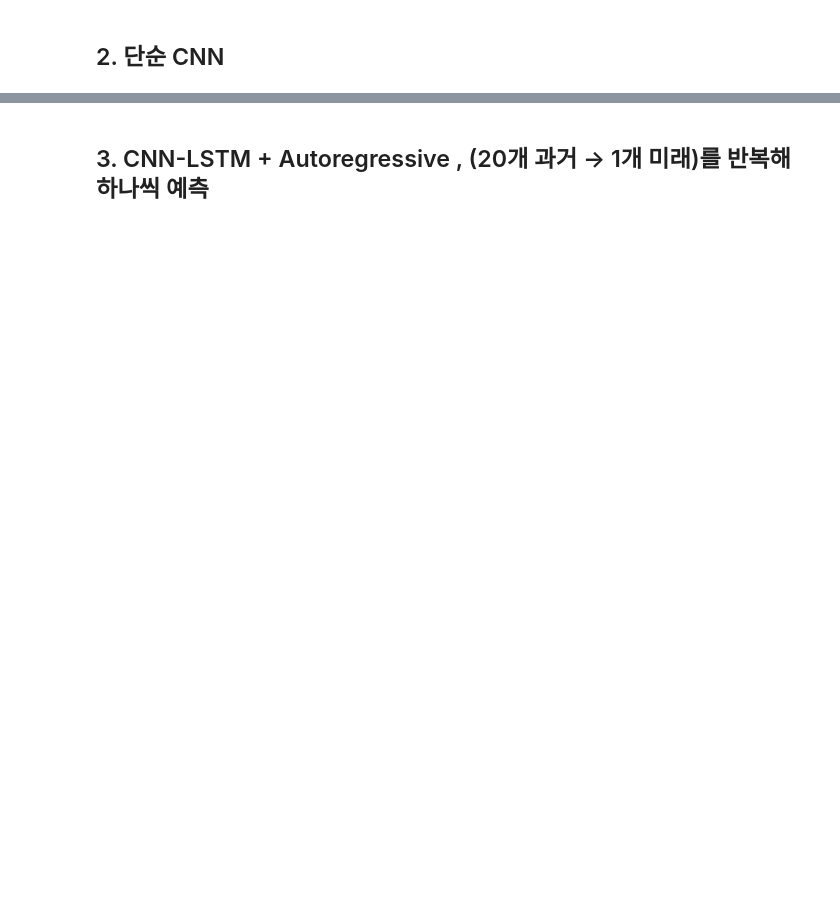
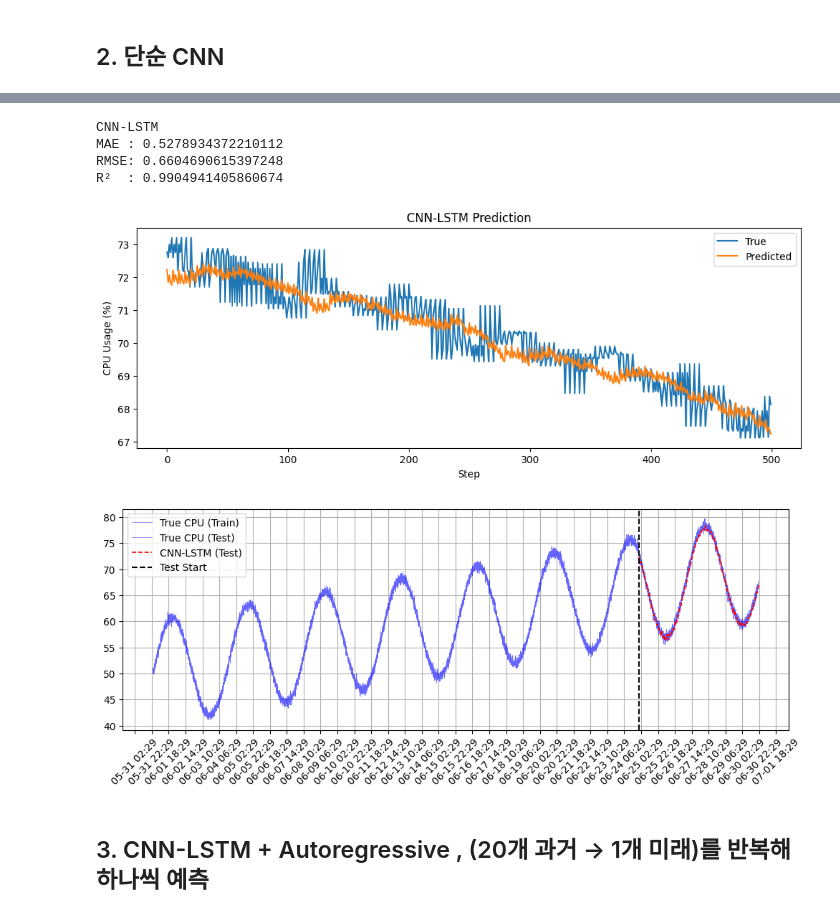
Before and after one commit to hyeonseonn/sensing_app, a Jupyter notebook: [0731new]_machine_learning_CPU.ipynb, the cells around one changed output, grey strips where cells are left out. Drawn from its saved outputs; the diff is of its cells as text; code cells hidden in the pictures; blank space fills up the shorter version.

```diff
--- a/[0731new]_machine_learning_CPU.ipynb
+++ b/[0731new]_machine_learning_CPU.ipynb
@@ -238,2 +224,68 @@ R²  : 0.989070856054511
+# %%
+# plot
+
+print("CNN-LSTM")
+print("MAE :", mean_absolute_error(true_inv, pred_inv))
+print("RMSE:", np.sqrt(mean_squared_error(true_inv, pred_inv)))
+print("R²  :", r2_score(true_inv, pred_inv))
+
+
+plt.figure(figsize=(12, 4))
+plt.plot(true_inv.flatten()[:500], label="True")
+plt.plot(pred_inv.flatten()[:500], label="Predicted")
+plt.title("CNN-LSTM Prediction")
+plt.ylabel("CPU Usage (%)")
+plt.xlabel("Step")
+plt.legend()
+plt.show()
+
+# train+test plot
+import matplotlib.dates as mdates
+full_time_index = df.index  # 전체 시간 index (x축)
+test_start_idx = len(X_train) + past_steps
+test_time_index = df.index[test_start_idx : test_start_idx + len(y_test)]
+train_series = df['cpu'][:test_start_idx]  # Test 시작 전까지
+
+test_series_true = pd.Series(true_inv[:,0].flatten(), index=test_time_index) # test data (True)
+all_future_times = []
+all_future_preds = []
+future_interval = 5
+
+# timestamp 매핑
+for i in range(len(test_time_index)):
+    for j in range(future_steps):
+        # 샘플 끝나는 시점 + (j+1)*5분
+        future_time = test_time_index[i] + pd.Timedelta(minutes=(j+1)*future_interval)
+        all_future_times.append(future_time)
+        all_future_preds.append(pred[i, j])
+
+pred_df = pd.DataFrame({"time": all_future_times,
+                        "pred": scaler.inverse_transform(np.array(all_future_preds).reshape(-1,1)).flatten()})
+
+pred_df_mean = pred_df.groupby("time").mean().sort_index()
+test_series_pred = pd.Series(pred_df_mean['pred'], index=pred_df_mean.index) # test data (estimated)
+
+
+# visualization
+fig, ax = plt.subplots(figsize=(12,4))
+plt.setp(ax.get_xticklabels(), rotation=45, ha="center")
+plt.plot(train_series,label = "True CPU (Train)", color = "blue", alpha = 0.6,linewidth = 0.5)
+plt.plot(test_series_true, label="True CPU (Test)", color="blue", alpha = 0.6, linewidth = 0.5)
+plt.plot(test_series_pred, label="CNN-LSTM (Test)", color="red", linestyle="--", linewidth = 1.2)
+plt.axvline(test_time_index[0], color="black", linestyle="--", label="Test Start") # test data start line
+ax.xaxis.set_major_locator(mdates.MinuteLocator(interval=1200)) # 20시간 간격
+ax.xaxis.set_major_formatter(mdates.DateFormatter('%m-%d %H:%M'))
+plt.setp(ax.get_xticklabels(), rotation=45, ha="center")
+
+plt.legend()
+plt.grid(True)
+plt.show()
+# %% [output]
+CNN-LSTM
+MAE : 0.5278934372210112
+RMSE: 0.6604690615397248
+R²  : 0.9904941405860674
+[figure, added]
+[figure, added]
 # %% [markdown]
 ## 3. CNN-LSTM + Autoregressive , (20개 과거 → 1개 미래)를 반복해 하나씩 예측
```
Also changed, not shown: parts of 11 cells of this notebook.
